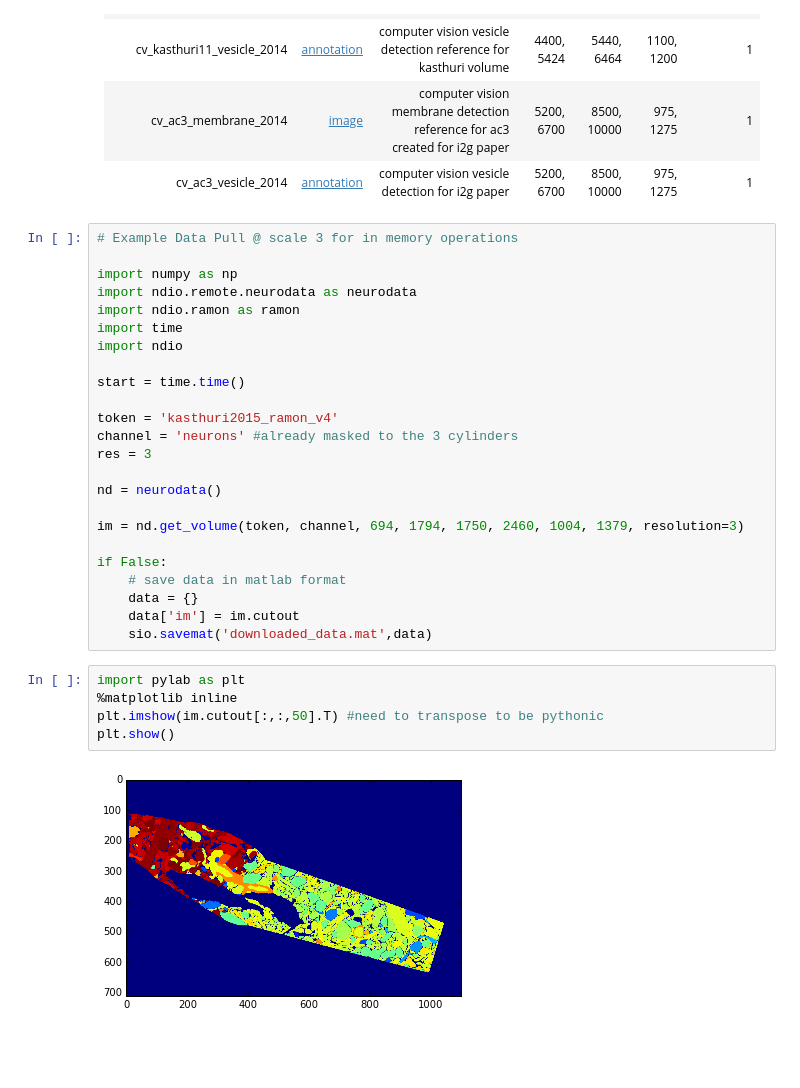
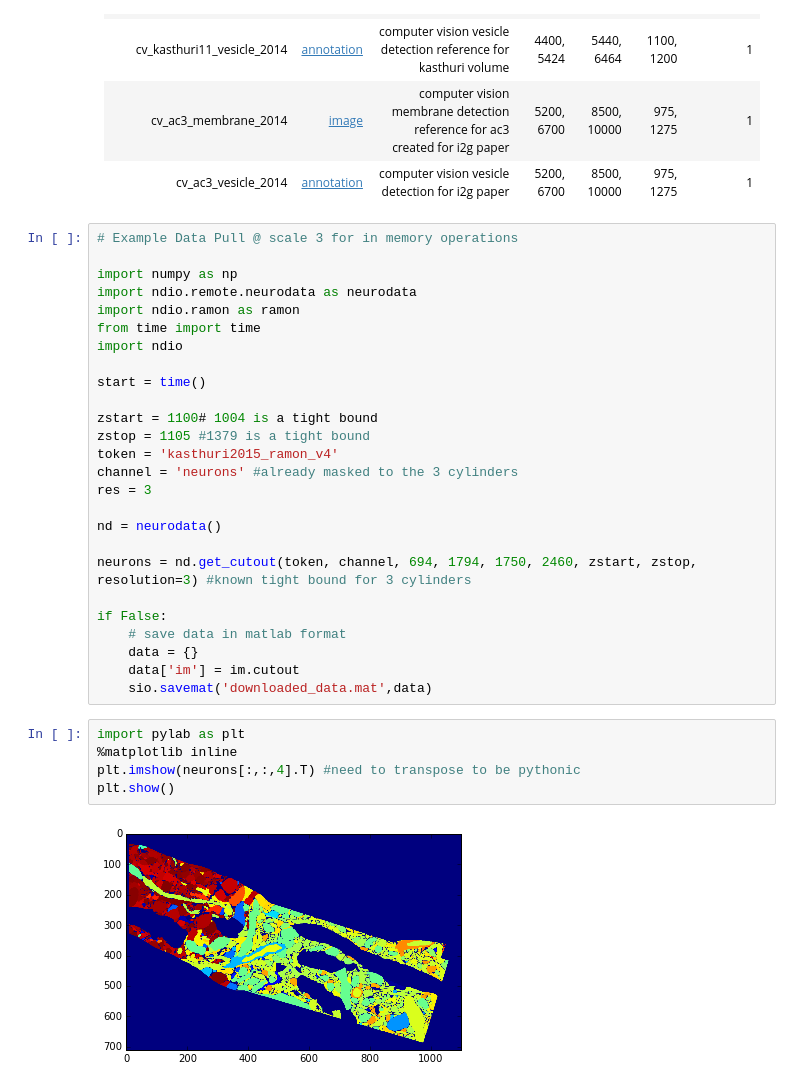
Before and after one commit to neurodata-papers/ndpaper, a Jupyter notebook: neurocartography/claims/claim00_get_data.ipynb, the cells around one changed output. Cells and saved outputs as stored; diff of their text form; blank space fills up the shorter version.

```diff
--- a/neurocartography/claims/claim00_get_data.ipynb
+++ b/neurocartography/claims/claim00_get_data.ipynb
@@ -56,18 +56,20 @@ These annotations were produced with a variety of machine vision algorithms (doc
 import numpy as np
 import ndio.remote.neurodata as neurodata
 import ndio.ramon as ramon
-import time
+from time import time
 import ndio
 
-start = time.time()
+start = time()
 
+zstart = 1100# 1004 is a tight bound
+zstop = 1105 #1379 is a tight bound
 token = 'kasthuri2015_ramon_v4'
 channel = 'neurons' #already masked to the 3 cylinders
 res = 3
 
 nd = neurodata()
 
-im = nd.get_volume(token, channel, 694, 1794, 1750, 2460, 1004, 1379, resolution=3)
+neurons = nd.get_cutout(token, channel, 694, 1794, 1750, 2460, zstart, zstop, resolution=3) #known tight bound for 3 cylinders
 
 if False:
     # save data in matlab format
@@ -77,10 +79,10 @@ if False:
 # %%
 import pylab as plt
 %matplotlib inline
-plt.imshow(im.cutout[:,:,50].T) #need to transpose to be pythonic
+plt.imshow(neurons[:,:,4].T) #need to transpose to be pythonic
 plt.show()
 # %% [output]
-[figure, old version]
+[figure, new version]
 # %%
 # Second example - save full slices to disk
 # Example:
```
Also changed, not shown: parts of 4 cells of this notebook.
